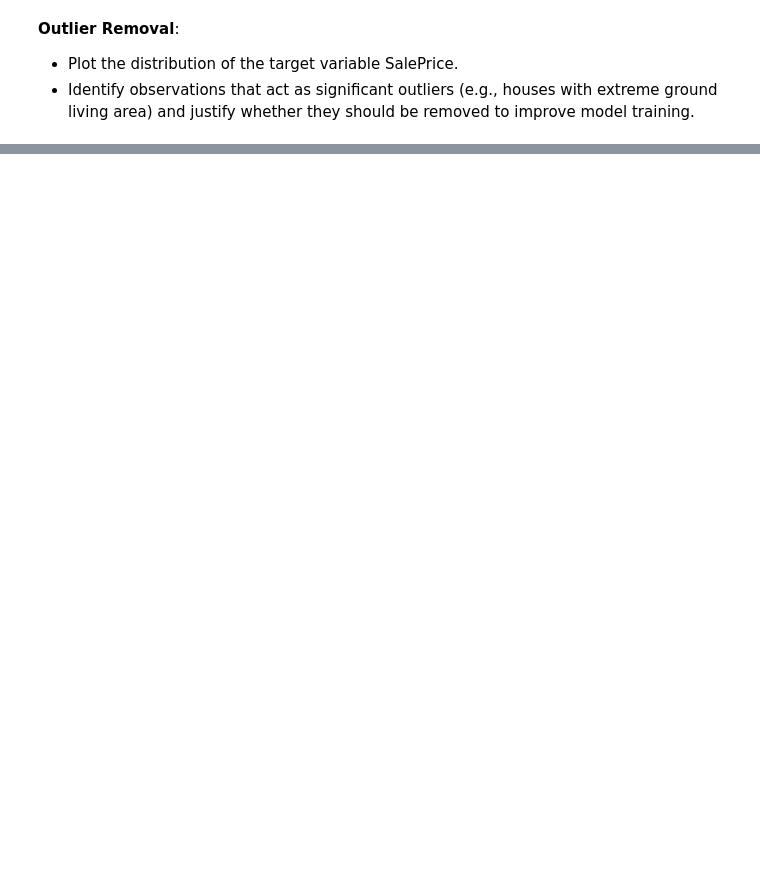
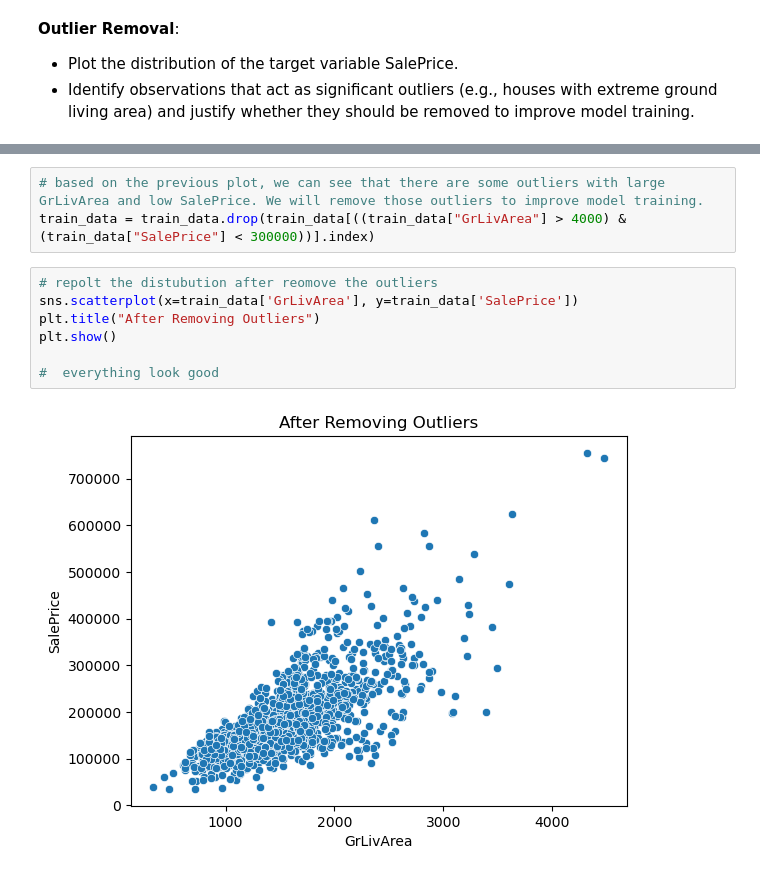
Before and after one commit to Samarbal/House-Prices---Advanced-Regression-Techniques, a Jupyter notebook: house-prediction.ipynb, the cells around one changed output, grey strips where cells are left out. Cells and saved outputs as stored; diff of their text form; blank space fills up the shorter version.

```diff
--- a/house-prediction.ipynb
+++ b/house-prediction.ipynb
@@ -296,0 +273,12 @@ np.int64(22)
+# %%
+# based on the previous plot, we can see that there are some outliers with large GrLivArea and low SalePrice. We will remove those outliers to improve model training.
+train_data = train_data.drop(train_data[((train_data["GrLivArea"] > 4000) & (train_data["SalePrice"] < 300000))].index)
+# %%
+# repolt the distubution after reomove the outliers
+sns.scatterplot(x=train_data['GrLivArea'], y=train_data['SalePrice'])
+plt.title("After Removing Outliers")
+plt.show()
+
+#  everything look good
+# %% [output]
+[figure, added]
```
Also changed, not shown: parts of 28 cells of this notebook.
